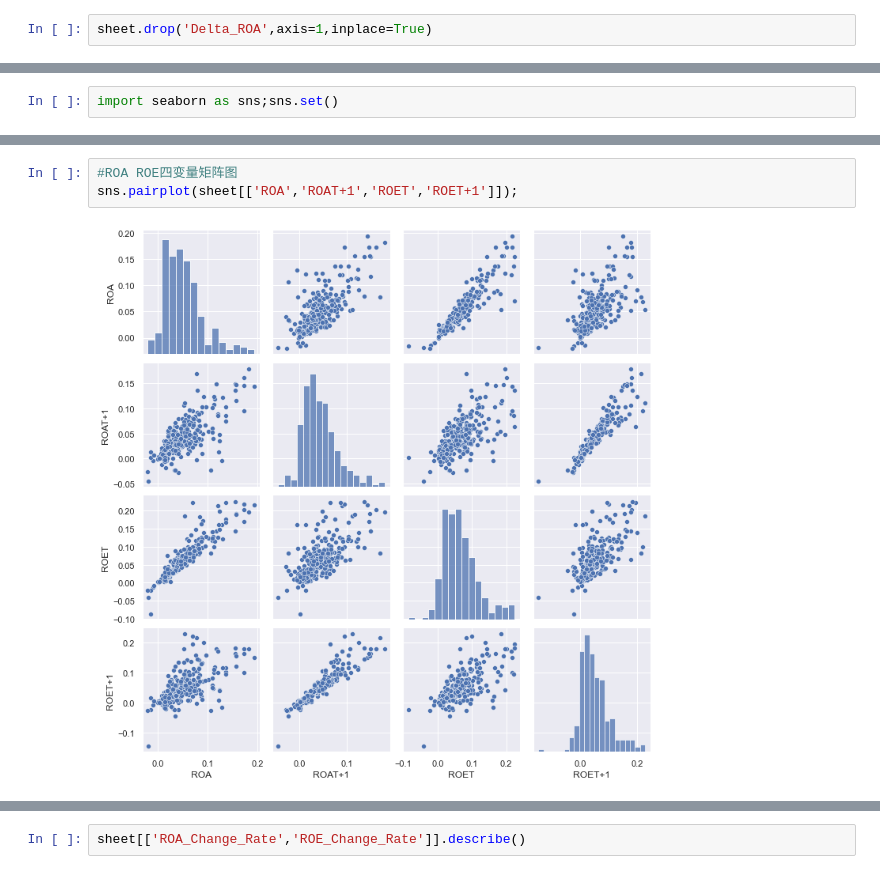
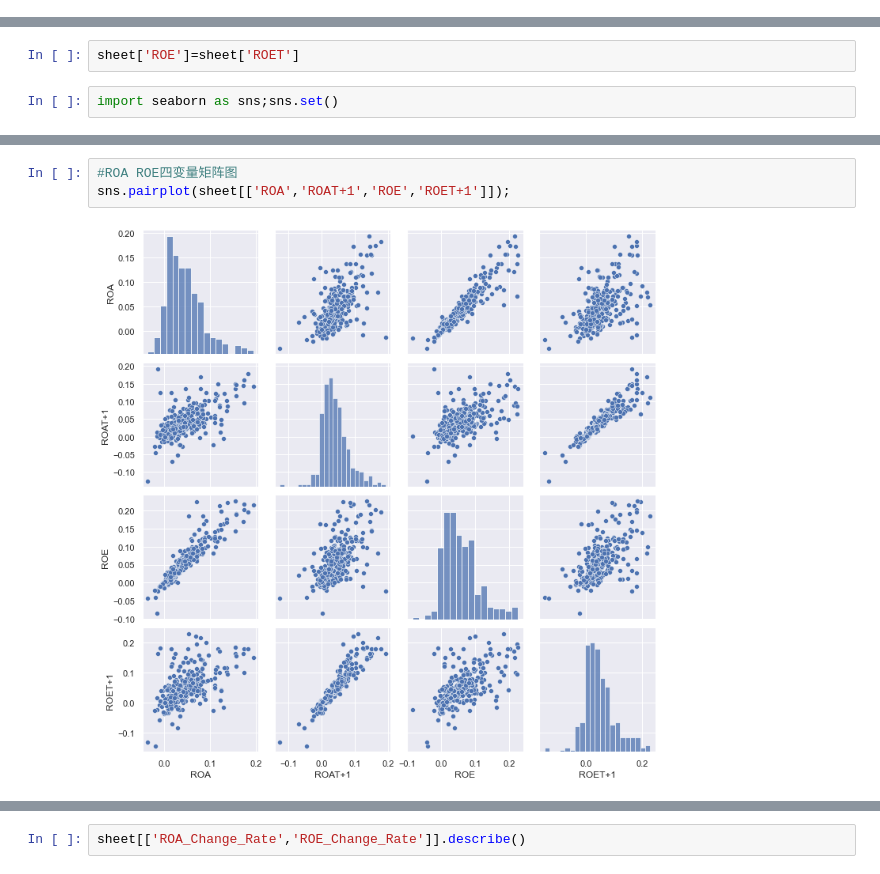
Before and after one commit to YunmaoLeo/Python-DataAnalysis-FInancialEvent-Lejie, a Jupyter notebook: Data-Visualization on M&A.ipynb, the cells around one changed output, grey strips where cells are left out. Drawn from its saved outputs; the diff is of its cells as text.

```diff
--- a/Data-Visualization on M&A.ipynb
+++ b/Data-Visualization on M&A.ipynb
@@ -124,8 +124,6 @@ plt.ylabel('ROA',loc='top')
 # %% [output]
 Text(0, 1, 'ROA')
 [figure]
-# %%
-sheet.drop('Delta_ROA',axis=1,inplace=True)
 # %%
 sheet.columns
 # %% [output]
@@ -185,6 +183,8 @@ sheet[['ROA','ROAT+1','ROET','ROET+1']].plot(alpha=0.5)
 # %% [output]
 <AxesSubplot:>
 [figure]
+# %%
+sheet['ROE']=sheet['ROET']
 # %%
 import seaborn as sns;sns.set()
 # %%
@@ -196,7 +196,7 @@ with sns.axes_style('white'):
 # %%
 #ROA ROE四变量矩阵图
-sns.pairplot(sheet[['ROA','ROAT+1','ROET','ROET+1']]);
+sns.pairplot(sheet[['ROA','ROAT+1','ROE','ROET+1']]);
 # %% [output]
-[figure, old version]
+[figure, new version]
 # %%
 #使用自动KDE与回归的联合分布图
```
Also changed, not shown: parts of 14 cells of this notebook, 7 other files.
